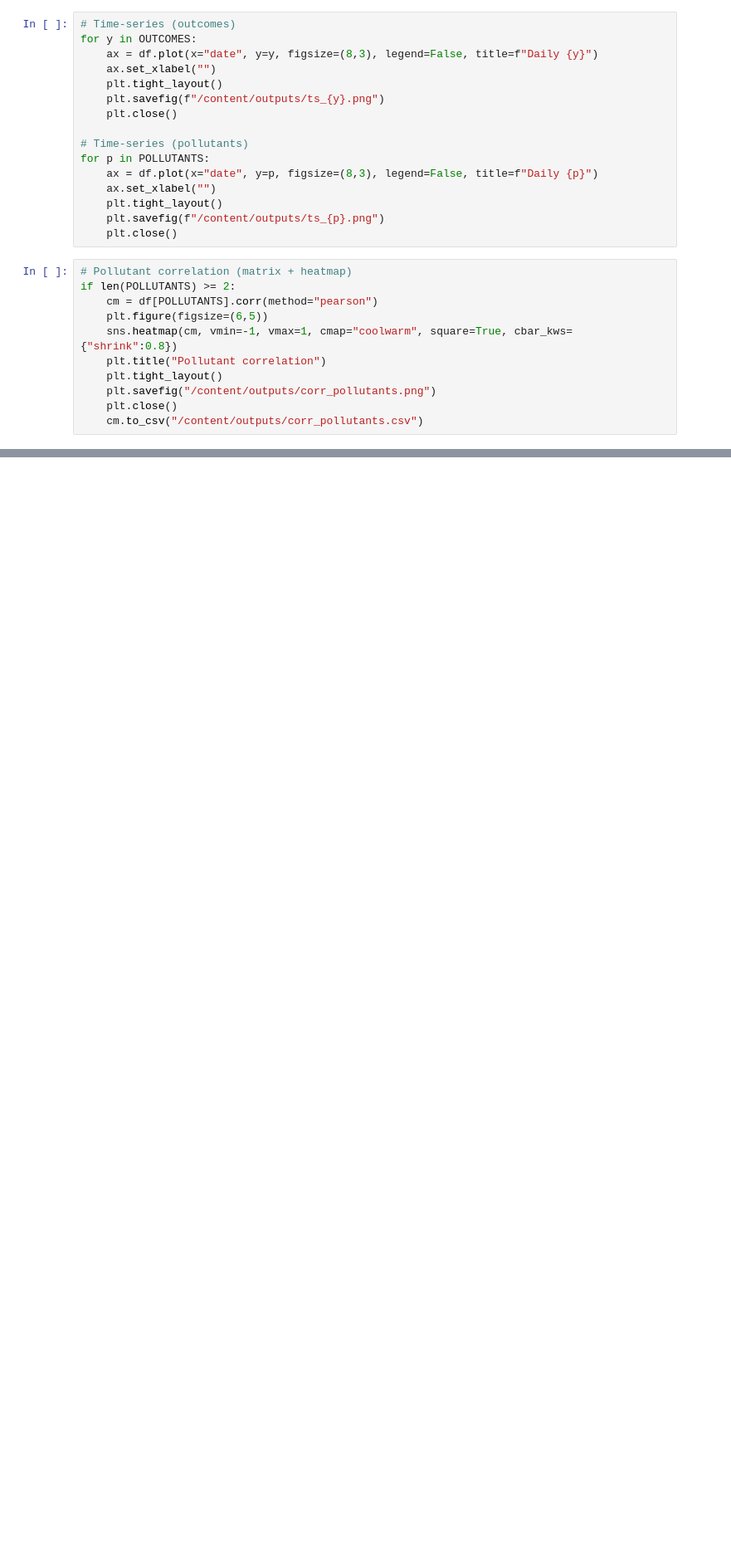
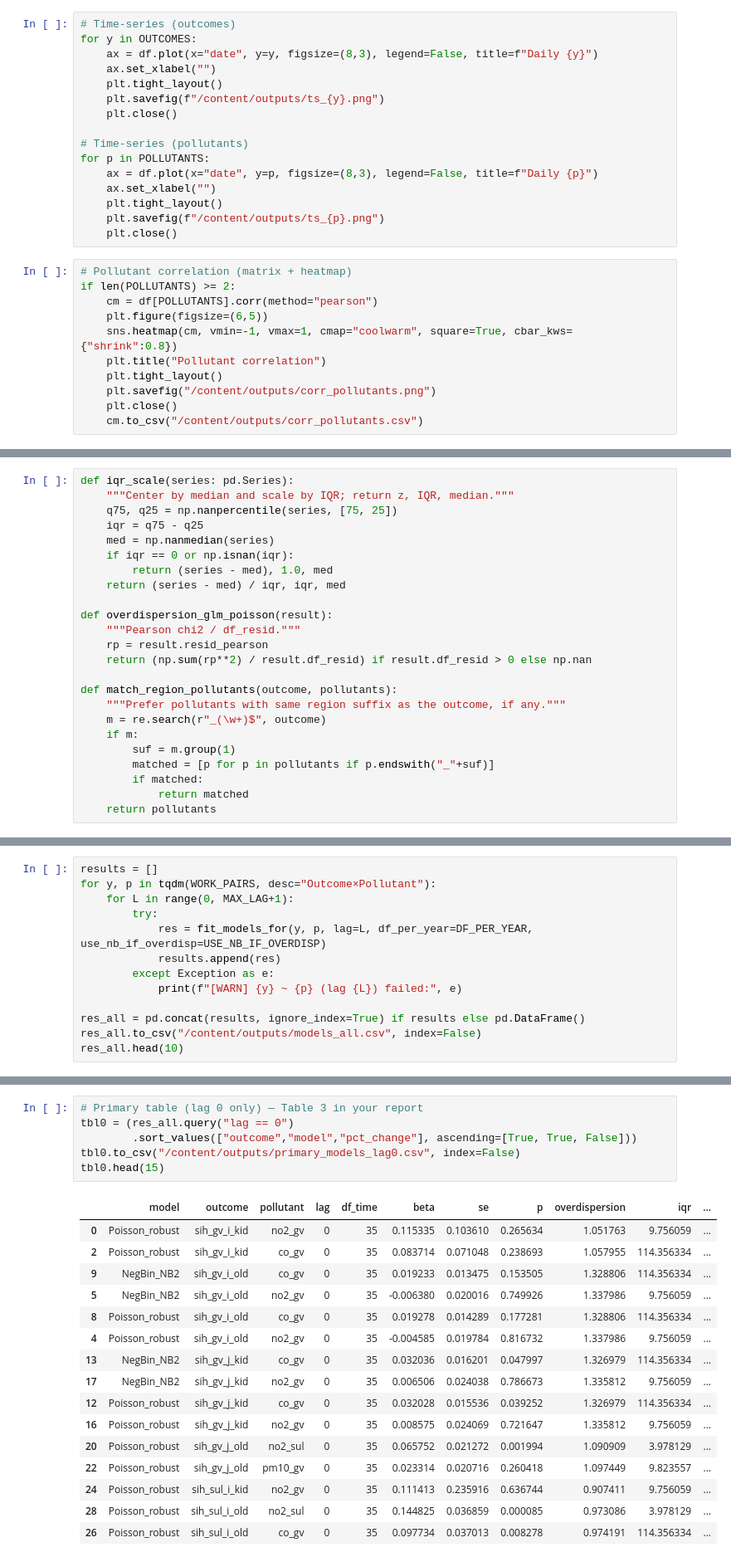
Before and after one commit to nileshpeddapally/portfolio, a Jupyter notebook: courses/udacity_intro_to_tensorflow_for_deep_learning/l01c01_introduction_to_colab_and_python.ipynb, the cells around one changed output, grey strips where cells are left out. Shown: that part at 83% size. Drawn from its saved outputs; the diff is of its cells as text; blank space fills up the shorter version.

```diff
--- a/courses/udacity_intro_to_tensorflow_for_deep_learning/l01c01_introduction_to_colab_and_python.ipynb
+++ b/courses/udacity_intro_to_tensorflow_for_deep_learning/l01c01_introduction_to_colab_and_python.ipynb
@@ -188,0 +199,24 @@ if len(POLLUTANTS) >= 2:
+# %%
+def iqr_scale(series: pd.Series):
+    """Center by median and scale by IQR; return z, IQR, median."""
+    q75, q25 = np.nanpercentile(series, [75, 25])
+    iqr = q75 - q25
+    med = np.nanmedian(series)
+    if iqr == 0 or np.isnan(iqr):
+        return (series - med), 1.0, med
+    return (series - med) / iqr, iqr, med
+
+def overdispersion_glm_poisson(result):
+    """Pearson chi2 / df_resid."""
+    rp = result.resid_pearson
+    return (np.sum(rp**2) / result.df_resid) if result.df_resid > 0 else np.nan
+
+def match_region_pollutants(outcome, pollutants):
+    """Prefer pollutants with same region suffix as the outcome, if any."""
+    m = re.search(r"_(\w+)$", outcome)
+    if m:
+        suf = m.group(1)
+        matched = [p for p in pollutants if p.endswith("_"+suf)]
+        if matched:
+            return matched
+    return pollutants
@@ -188,0 +313,13 @@ if len(POLLUTANTS) >= 2:
+# %%
+results = []
+for y, p in tqdm(WORK_PAIRS, desc="Outcome×Pollutant"):
+    for L in range(0, MAX_LAG+1):
+        try:
+            res = fit_models_for(y, p, lag=L, df_per_year=DF_PER_YEAR, use_nb_if_overdisp=USE_NB_IF_OVERDISP)
+            results.append(res)
+        except Exception as e:
+            print(f"[WARN] {y} ~ {p} (lag {L}) failed:", e)
+
+res_all = pd.concat(results, ignore_index=True) if results else pd.DataFrame()
+res_all.to_csv("/content/outputs/models_all.csv", index=False)
+res_all.head(10)
@@ -188,0 +340,23 @@ if len(POLLUTANTS) >= 2:
+# %%
+# Primary table (lag 0 only) — Table 3 in your report
+tbl0 = (res_all.query("lag == 0")
+        .sort_values(["outcome","model","pct_change"], ascending=[True, True, False]))
+tbl0.to_csv("/content/outputs/primary_models_lag0.csv", index=False)
+tbl0.head(15)
+# %% [output]
+|  | model | outcome | pollutant | lag | df_time | beta | se | p | overdispersion | iqr | ... |
+| 0 | Poisson_robust | sih_gv_i_kid | no2_gv | 0 | 35 | 0.115335 | 0.103610 | 0.265634 | 1.051763 | 9.756059 | ... |
+| 2 | Poisson_robust | sih_gv_i_kid | co_gv | 0 | 35 | 0.083714 | 0.071048 | 0.238693 | 1.057955 | 114.356334 | ... |
+| 9 | NegBin_NB2 | sih_gv_i_old | co_gv | 0 | 35 | 0.019233 | 0.013475 | 0.153505 | 1.328806 | 114.356334 | ... |
+| 5 | NegBin_NB2 | sih_gv_i_old | no2_gv | 0 | 35 | -0.006380 | 0.020016 | 0.749926 | 1.337986 | 9.756059 | ... |
+| 8 | Poisson_robust | sih_gv_i_old | co_gv | 0 | 35 | 0.019278 | 0.014289 | 0.177281 | 1.328806 | 114.356334 | ... |
+| 4 | Poisson_robust | sih_gv_i_old | no2_gv | 0 | 35 | -0.004585 | 0.019784 | 0.816732 | 1.337986 | 9.756059 | ... |
+| 13 | NegBin_NB2 | sih_gv_j_kid | co_gv | 0 | 35 | 0.032036 | 0.016201 | 0.047997 | 1.326979 | 114.356334 | ... |
+| 17 | NegBin_NB2 | sih_gv_j_kid | no2_gv | 0 | 35 | 0.006506 | 0.024038 | 0.786673 | 1.335812 | 9.756059 | ... |
+| 12 | Poisson_robust | sih_gv_j_kid | co_gv | 0 | 35 | 0.032028 | 0.015536 | 0.039252 | 1.326979 | 114.356334 | ... |
+| 16 | Poisson_robust | sih_gv_j_kid | no2_gv | 0 | 35 | 0.008575 | 0.024069 | 0.721647 | 1.335812 | 9.756059 | ... |
+| 20 | Poisson_robust | sih_gv_j_old | no2_sul | 0 | 35 | 0.065752 | 0.021272 | 0.001994 | 1.090909 | 3.978129 | ... |
+| 22 | Poisson_robust | sih_gv_j_old | pm10_gv | 0 | 35 | 0.023314 | 0.020716 | 0.260418 | 1.097449 | 9.823557 | ... |
+| 24 | Poisson_robust | sih_sul_i_kid | no2_gv | 0 | 35 | 0.111413 | 0.235916 | 0.636744 | 0.907411 | 9.756059 | ... |
+| 28 | Poisson_robust | sih_sul_i_old | no2_sul | 0 | 35 | 0.144825 | 0.036859 | 0.000085 | 0.973086 | 3.978129 | ... |
+| 26 | Poisson_robust | sih_sul_i_old | co_gv | 0 | 35 | 0.097734 | 0.037013 | 0.008278 | 0.974191 | 114.356334 | ... |
```
Also changed, not shown: parts of 8 cells of this notebook.
